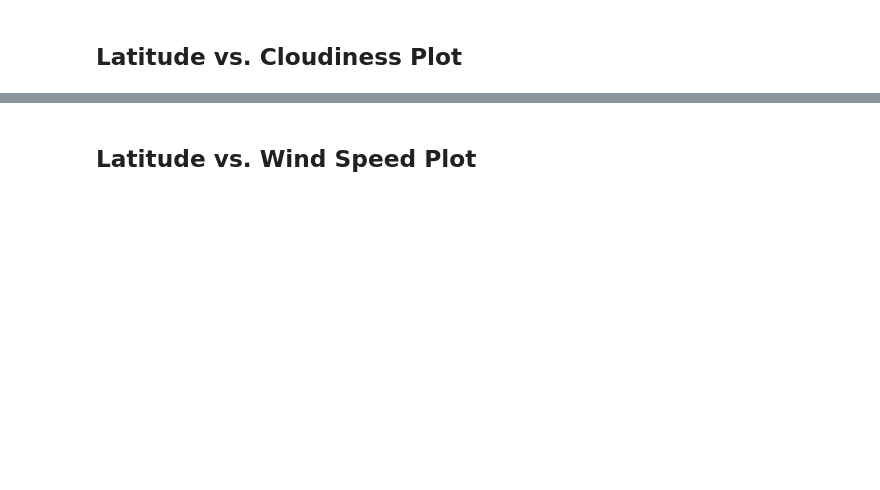
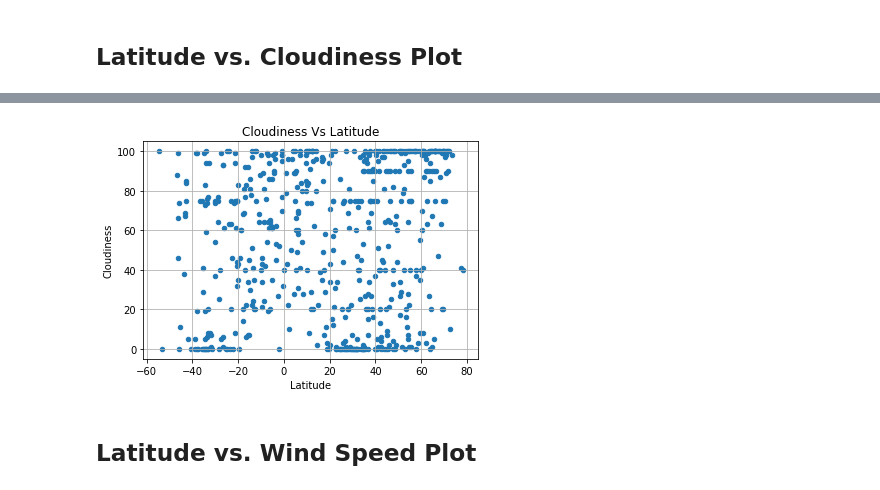
Before and after one commit to mgodfrey48/mapping-hotels, a Jupyter notebook: WeatherPy.ipynb, the cells around one changed output, grey strips where cells are left out. Drawn from its saved outputs; the diff is of its cells as text; code cells hidden in the pictures; blank space fills up the shorter version.

```diff
--- a/WeatherPy.ipynb
+++ b/WeatherPy.ipynb
@@ -194,2 +196,7 @@ Based on the summary table above, there are no cities where humidity > 100%!
+# %%
+city_weather_data.plot('Lat', 'Cloudiness', kind='scatter', xlabel='Latitude', ylabel='Cloudiness (%)', title='Cloudiness Vs Latitude', grid=True)
+plt.show()
+# %% [output]
+[figure, added]
 # %% [markdown]
 ## Latitude vs. Wind Speed Plot
```
Also changed, not shown: parts of 21 cells of this notebook, 2 other files.
